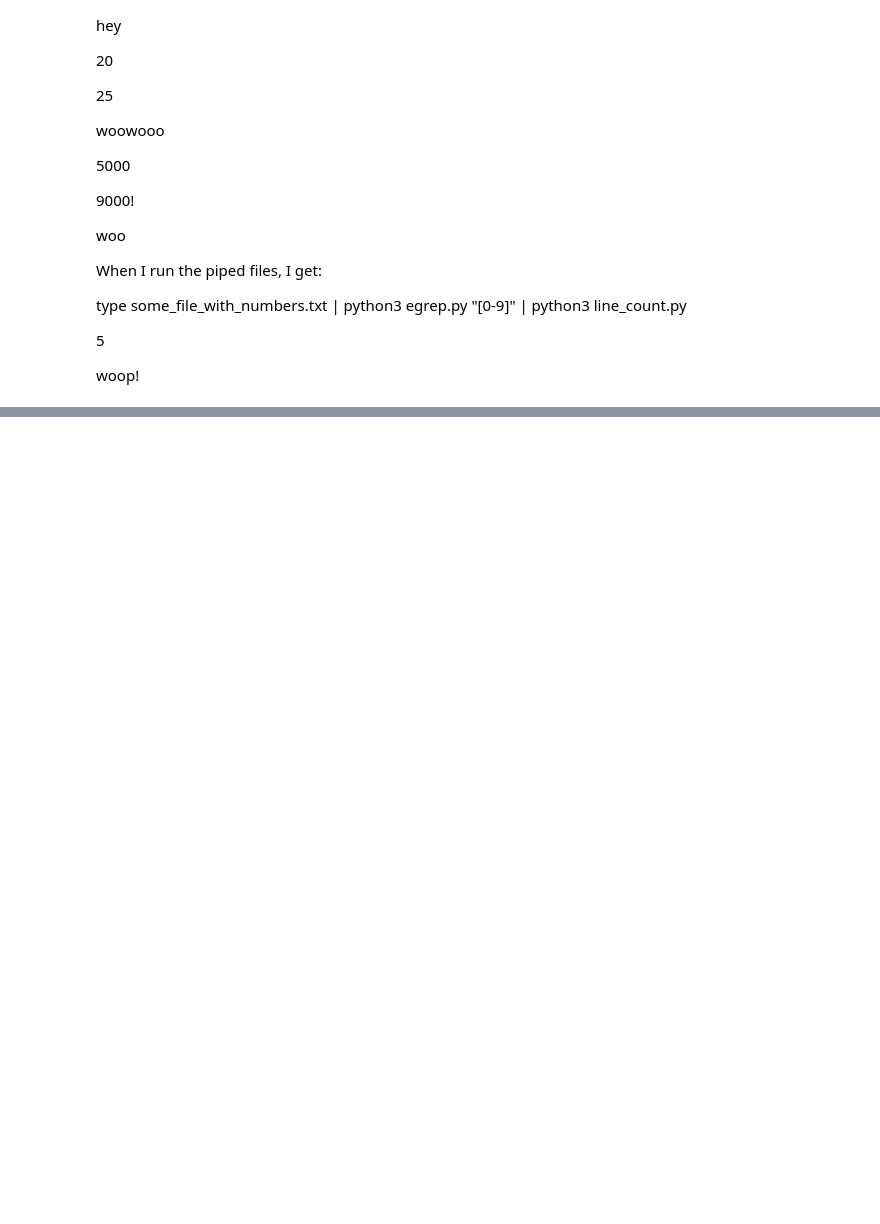
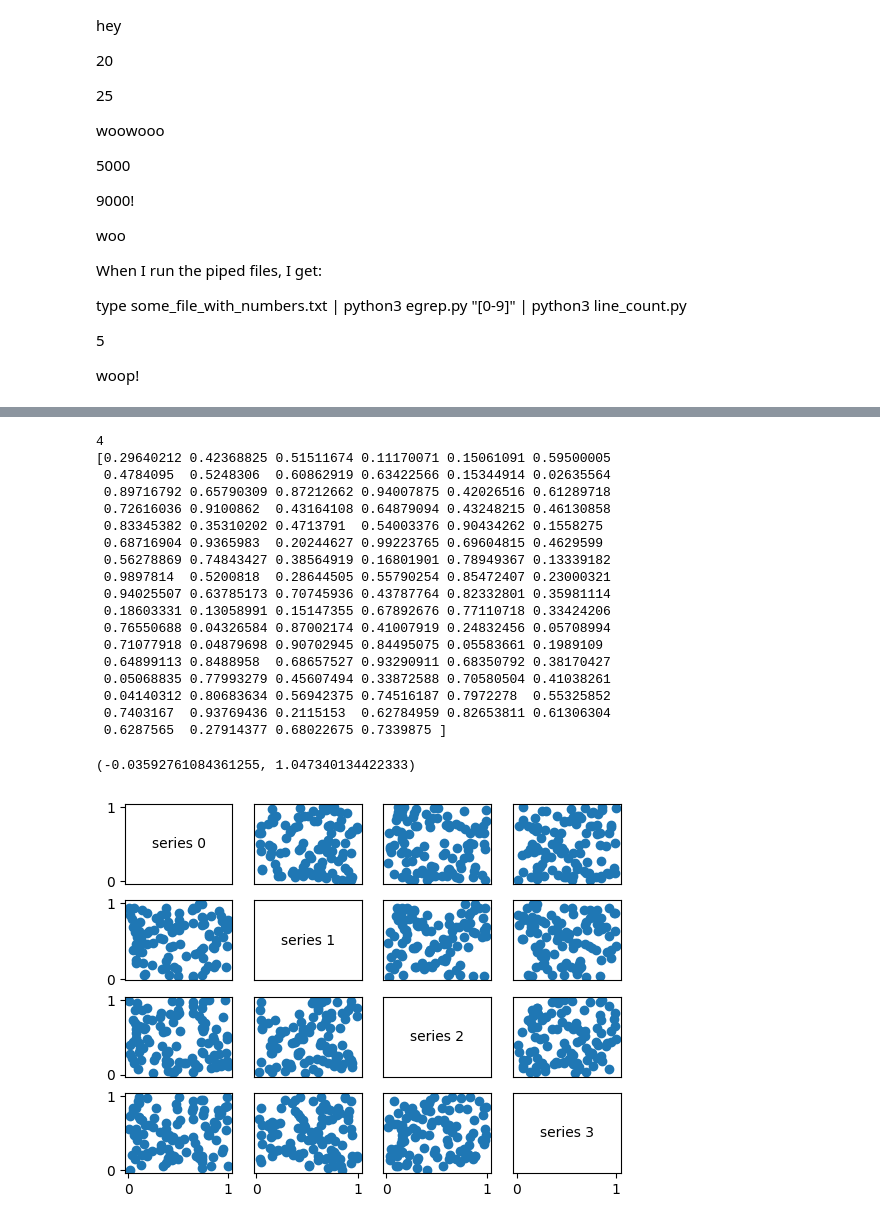
Before and after one commit to jeremyabeard5/DS-sandbox, a Jupyter notebook: DS-scratch-01.ipynb, the cells around one changed output, grey strips where cells are left out. Cells and saved outputs as stored; diff of their text form; code cells hidden in the pictures; blank space fills up the shorter version.

```diff
--- a/DS-scratch-01.ipynb
+++ b/DS-scratch-01.ipynb
@@ -1165,0 +1237,54 @@ type do_not_go_gentle.txt | python3 most_common_words.py 10
+# %%
+import numpy as np
+# corr_data is a list of four 100-d vectors
+#corr_data = [random.random() for _ in range(100)]
+corr_data = [np.random.rand(100) for _ in range(4)]
+
+
+num_vectors = len(corr_data)
+
+print(num_vectors)
+
+print(corr_data[1])
+
+fig, ax = plt.subplots(num_vectors, num_vectors)
+
+for i in range(num_vectors):
+    for j in range(num_vectors):
+        # Scatter column_j on the x-axis vs. column_i on the y-axis
+        if i != j: ax[i][j].scatter(corr_data[j], corr_data[i])
+
+        # unless i ==j, then show series name
+        else: ax[i][j].annotate("series " + str(i), (0.5, 0.5),
+                               xycoords='axes fraction',
+                               ha="center", va="center")
+
+        # then hide axis labels except left and bottom charts
+        if i < num_vectors - 1: ax[i][j].xaxis.set_visible(False)
+        if j > 0: ax[i][j].yaxis.set_visible(False)
+
+# Fix the bottom-right and top-left axis labels, which are wrong because
+# their charts only have text in them
+ax[-1][-1].set_xlim(ax[0][-1].get_xlim())
+ax[0][0].set_ylim(ax[0][1].get_ylim())
+# %% [output]
+4
+[0.29640212 0.42368825 0.51511674 0.11170071 0.15061091 0.59500005
+ 0.4784095  0.5248306  0.60862919 0.63422566 0.15344914 0.02635564
+ 0.89716792 0.65790309 0.87212662 0.94007875 0.42026516 0.61289718
+ 0.72616036 0.9100862  0.43164108 0.64879094 0.43248215 0.46130858
+ 0.83345382 0.35310202 0.4713791  0.54003376 0.90434262 0.1558275
+ 0.68716904 0.9365983  0.20244627 0.99223765 0.69604815 0.4629599
+ 0.56278869 0.74843427 0.38564919 0.16801901 0.78949367 0.13339182
+ 0.9897814  0.5200818  0.28644505 0.55790254 0.85472407 0.23000321
+ 0.94025507 0.63785173 0.70745936 0.43787764 0.82332801 0.35981114
+ 0.18603331 0.13058991 0.15147355 0.67892676 0.77110718 0.33424206
+ 0.76550688 0.04326584 0.87002174 0.41007919 0.24832456 0.05708994
+ 0.71077918 0.04879698 0.90702945 0.84495075 0.05583661 0.1989109
+ 0.64899113 0.8488958  0.68657527 0.93290911 0.68350792 0.38170427
+ 0.05068835 0.77993279 0.45607494 0.33872588 0.70580504 0.41038261
+ 0.04140312 0.80683634 0.56942375 0.74516187 0.7972278  0.55325852
+ 0.7403167  0.93769436 0.2115153  0.62784959 0.82653811 0.61306304
+ 0.6287565  0.27914377 0.68022675 0.7339875 ]
+(-0.03592761084361255, 1.047340134422333)
+[figure, added]
```
Also changed, not shown: parts of 30 cells of this notebook.
